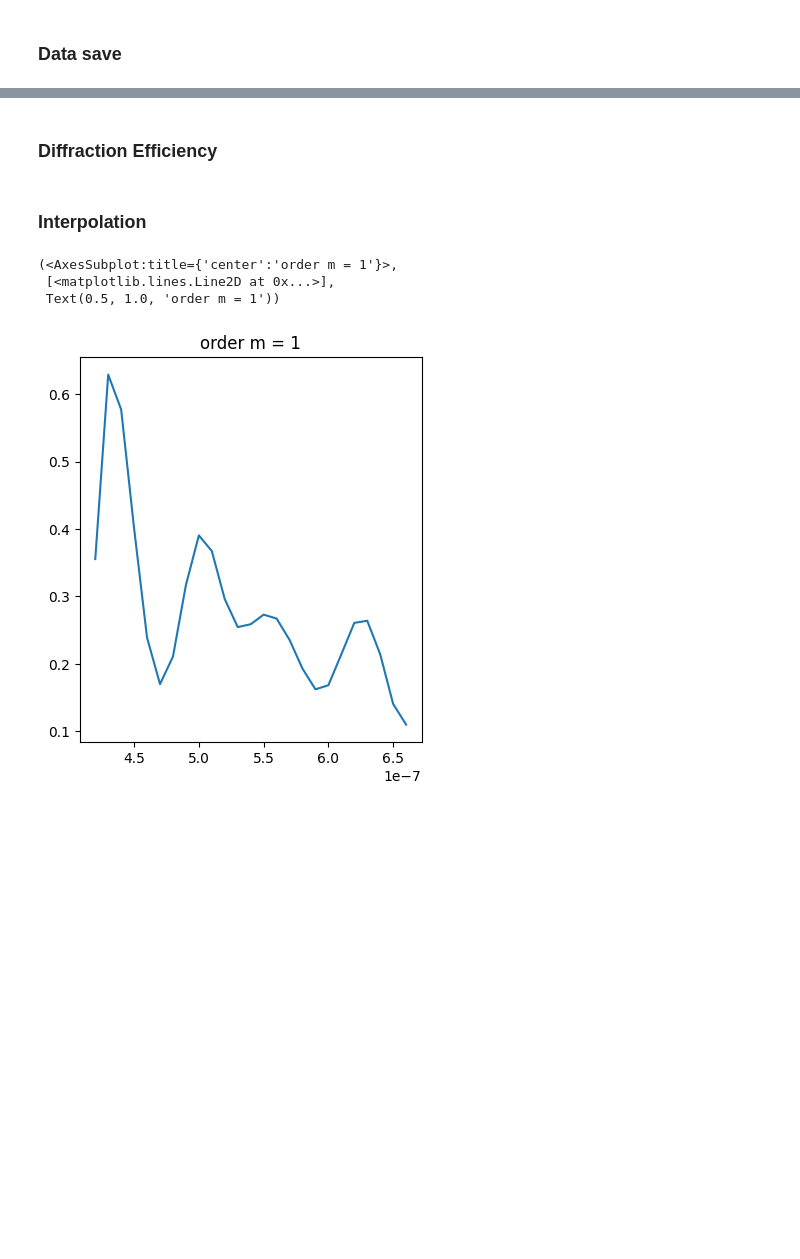
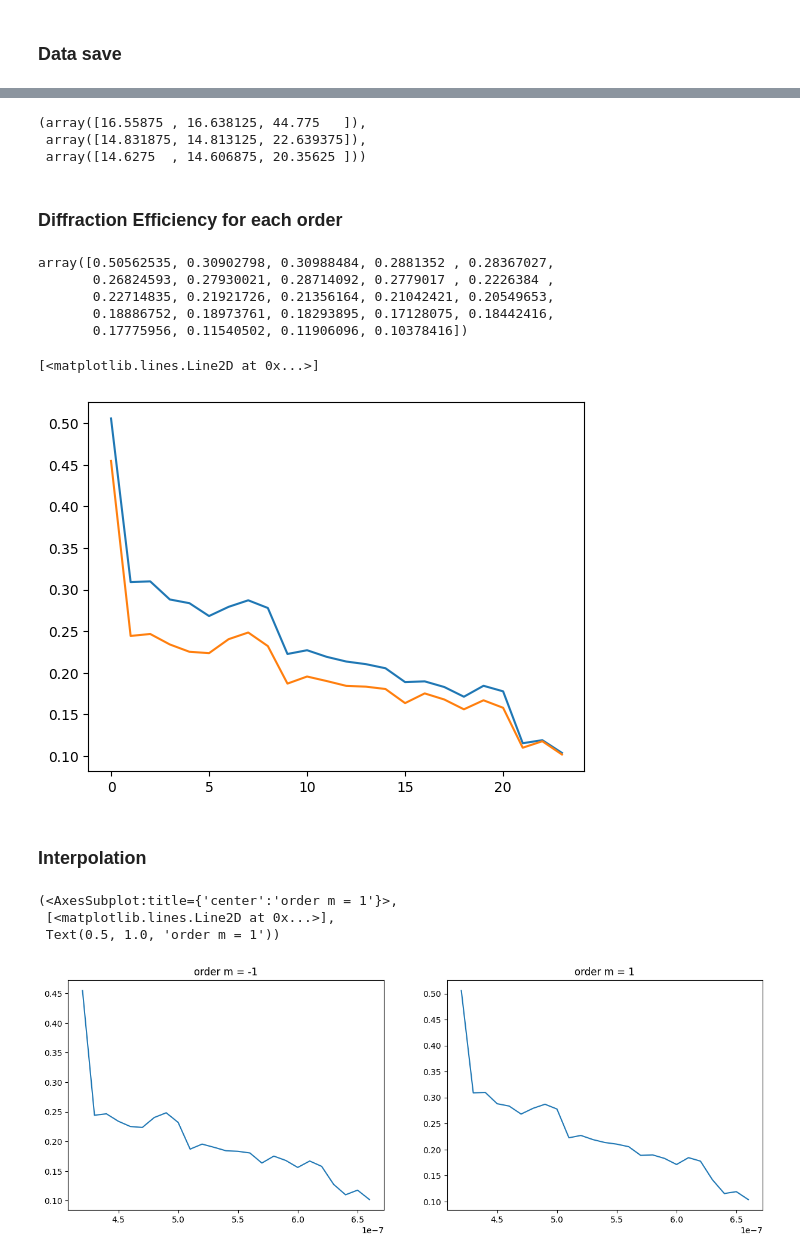
Before and after one commit to shshin1210/DSL, a Jupyter notebook: calibration/diffraction_grating_efficiency/dg_intensity.ipynb, the cells around one changed output, grey strips where cells are left out. Drawn from its saved outputs; the diff is of its cells as text; code cells hidden in the pictures; blank space fills up the shorter version.

Commit message:
diffraction grating efficiency calibration

```diff
--- a/calibration/diffraction_grating_efficiency/dg_intensity.ipynb
+++ b/calibration/diffraction_grating_efficiency/dg_intensity.ipynb
@@ -121,10 +99,0 @@ for w in range(len(wvls)):
-# %%
-first_order_intensity = np.zeros(shape = (len(wvls), 3))
-zero_order_intensity = np.zeros(shape = (len(wvls), 3))
-
-for w in range(len(wvls)):
-    wvl_intensity_zero = wvl_imgs[w, zero_pts[1]-size:zero_pts[1]+size, zero_pts[0]-size : zero_pts[0]+size].reshape(-1, 3).mean(axis = 0)
-    wvl_intensity_first = (wvl_imgs[w, first_center_pts[w,1]-size:first_center_pts[w,1]+size, first_center_pts[w,0]-size : first_center_pts[w,0]+size]).reshape(-1, 3).mean(axis = 0)
-
-    first_order_intensity[w] = wvl_intensity_first
-    zero_order_intensity[w] = wvl_intensity_zero
@@ -173,5 +100,41 @@ array([0.62942978, 0.40068694, 0.21072698, 0.39062992, 0.29599673,
+# %%
+w_idx = 0
+rgb_intensity[1, w_idx]*255,rgb_intensity[2,w_idx]*255,rgb_intensity[0,w_idx]*255
+# %% [output]
+(array([16.55875 , 16.638125, 44.775   ]),
+ array([14.831875, 14.813125, 22.639375]),
+ array([14.6275  , 14.606875, 20.35625 ]))
 # %% [markdown]
-### Diffraction Efficiency
+### Diffraction Efficiency for each order
+# %%
+# ratio of first orders (+1, -1)
+mfirst_order_rgb = (rgb_intensity[0] * 255.) / (rgb_intensity[1] * 255.)
+pfirst_order_rgb = (rgb_intensity[2] * 255.) / (rgb_intensity[1] * 255.)
+# %%
+mfirst_order_efficiency = []
+pfirst_order_efficiency = []
+
+for w in range(len(wvls)):
+    max_idx = np.argmax(rgb_intensity[1, w])
+    mfirst_order_efficiency.append(mfirst_order_rgb[w, max_idx])
+    pfirst_order_efficiency.append(pfirst_order_rgb[w, max_idx])
+
+pfirst_order_efficiency = np.array(pfirst_order_efficiency)
+mfirst_order_efficiency = np.array(mfirst_order_efficiency)
+# %%
+pfirst_order_efficiency
+# %% [output]
+array([0.50562535, 0.30902798, 0.30988484, 0.2881352 , 0.28367027,
+       0.26824593, 0.27930021, 0.28714092, 0.2779017 , 0.2226384 ,
+       0.22714835, 0.21921726, 0.21356164, 0.21042421, 0.20549653,
+       0.18886752, 0.18973761, 0.18293895, 0.17128075, 0.18442416,
+       0.17775956, 0.11540502, 0.11906096, 0.10378416])
+# %%
+plt.plot(pfirst_order_efficiency)
+plt.plot(mfirst_order_efficiency)
+# %% [output]
+[<matplotlib.lines.Line2D at 0x...>]
+[figure, added]
 # %% [markdown]
 ### Interpolation
 # %%
@@ -183,17 +146,19 @@ def cubic_interpolation(x_new, x_points, y_points, n):
     y_new = interpolate.splev(x_new, tck)
     return y_new
 # %%
-wvls = torch.tensor([430, 450, 480, 500, 520, 550, 580, 600, 620, 650, 660])*1e-9
+wvls = torch.tensor(wvls)*1e-9
 new_wvls = torch.linspace(420*1e-9, 660*1e-9, 25) # 400 ~ 680 까지 10nm 간격으로
 
-intensity_dg = cubic_interpolation(new_wvls, wvls, diffraction_grating_effifciency, 4)
+mfirst_dg_efficiency = cubic_interpolation(new_wvls, wvls, mfirst_order_efficiency, 4)
+pfirst_dg_efficiency = cubic_interpolation(new_wvls, wvls, pfirst_order_efficiency, 4)
 # %%
 import matplotlib.pyplot as plt
 # %%
 plt.figure(figsize=(15,5))
-plt.subplot(131), plt.plot(new_wvls, order1), plt.title('order m = 1')
+plt.subplot(121), plt.plot(new_wvls, mfirst_dg_efficiency), plt.title('order m = -1')
+plt.subplot(122), plt.plot(new_wvls, pfirst_dg_efficiency), plt.title('order m = 1')
 # %% [output]
 (<AxesSubplot:title={'center':'order m = 1'}>,
  [<matplotlib.lines.Line2D at 0x...>],
  Text(0.5, 1.0, 'order m = 1'))
-[figure, old version]
+[figure, new version]
```
Also changed, not shown: parts of 28 cells of this notebook.
